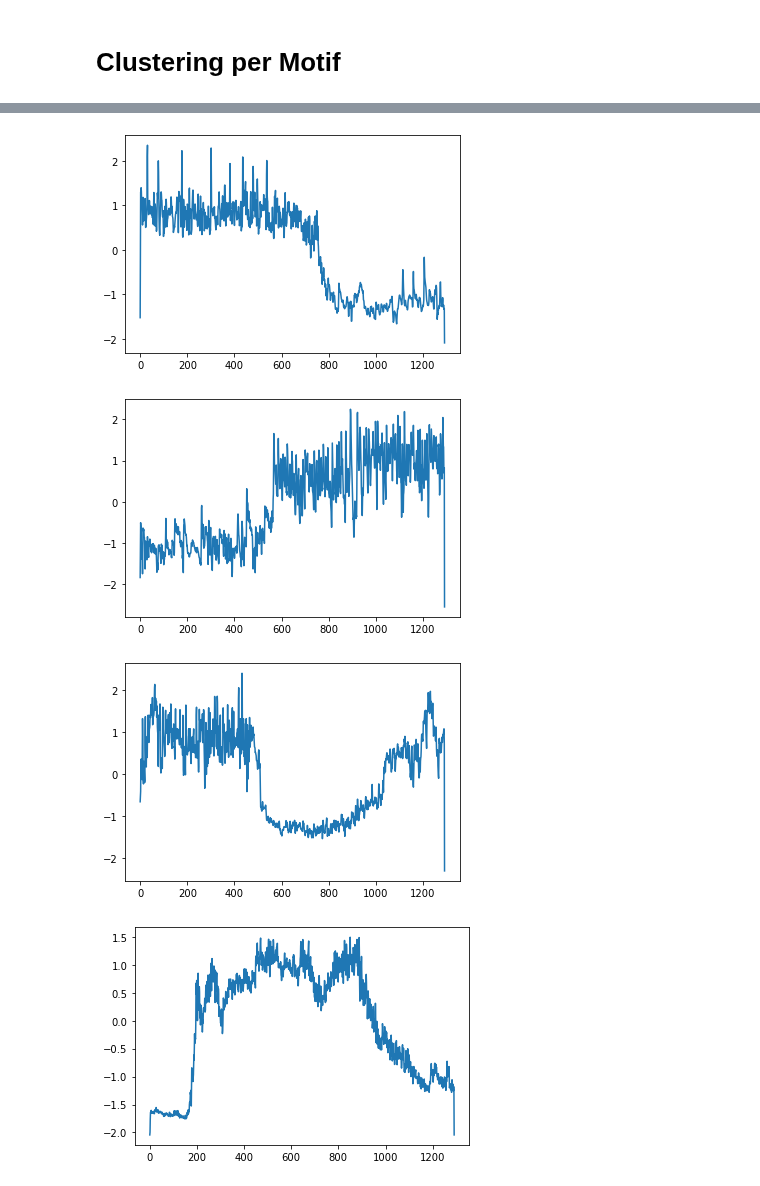
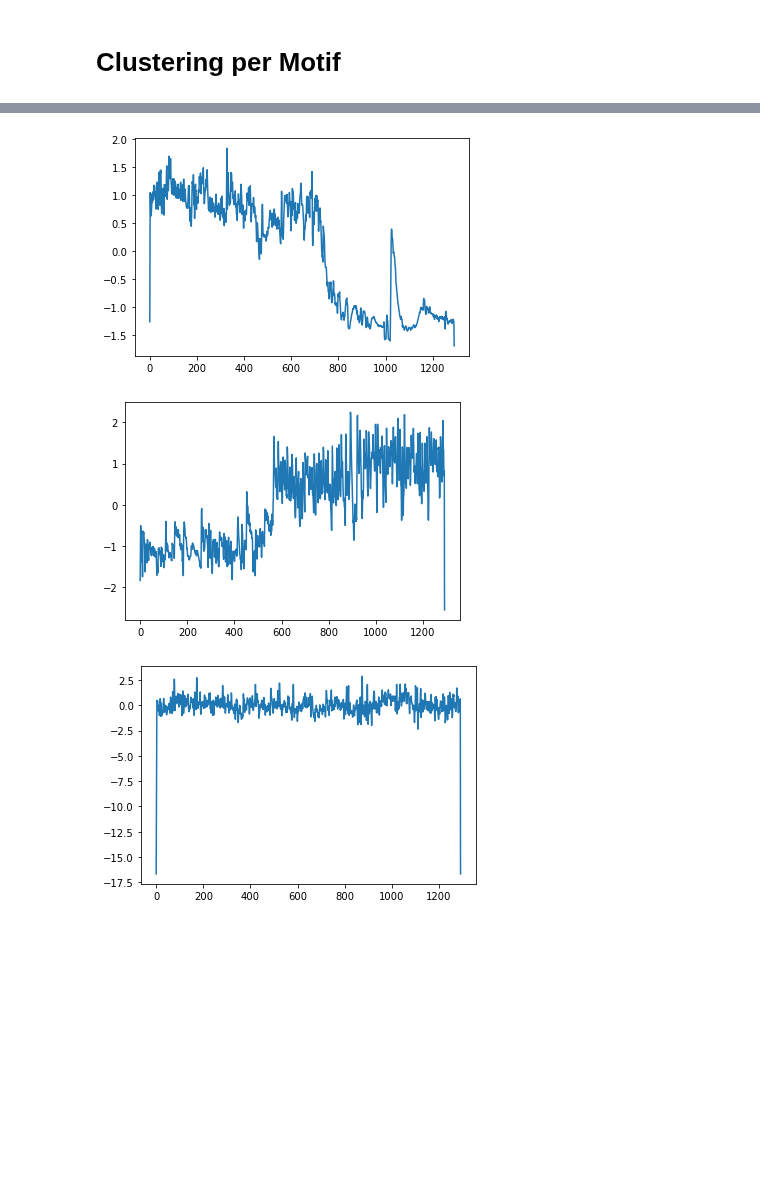
Before and after one commit to cri98li/Data-Mining-2-Project-ts-classification, a Jupyter notebook: Fase 3.2.ipynb, the cells around one changed output, grey strips where cells are left out. Cells and saved outputs as stored; diff of their text form; code cells hidden in the pictures; blank space fills up the shorter version.

Commit message:
Update Clustering e Motifs

```diff
--- a/Fase 3.2.ipynb
+++ b/Fase 3.2.ipynb
@@ -758,7 +759,7 @@ X = df_rock[:6000].values
 #one_d_sax = OneD_SymbolicAggregateApproximation(n_segments=100,alphabet_size_avg=8,alphabet_size_slope=8)
 #X_paa = one_d_sax.fit_transform(X)[:,:,0]
 # %%
-n_clusters=4
+n_clusters=3
 km = TimeSeriesKMeans(n_clusters=n_clusters, metric="euclidean", max_iter=50, random_state=0, n_jobs=-1, verbose=True)
 km.fit(X)
 # %% [output]
@@ -805,31 +805,30 @@ plt.show()
 # %%
 idx0 = np.argmin(np.sum(squareform(pdist(X[np.where(km.labels_ == 0)[0]])), axis=0))
 idx1 = np.argmin(np.sum(squareform(pdist(X[np.where(km.labels_ == 1)[0]])), axis=0))
 idx2 = np.argmin(np.sum(squareform(pdist(X[np.where(km.labels_ == 2)[0]])), axis=0))
-idx3 = np.argmin(np.sum(squareform(pdist(X[np.where(km.labels_ == 3)[0]])), axis=0))
+#idx3 = np.argmin(np.sum(squareform(pdist(X[np.where(km.labels_ == 3)[0]])), axis=0))
 #idx4 = np.argmin(np.sum(squareform(pdist(X[np.where(km.labels_ == 4)[0]])), axis=0))
 
 ts0 = X[np.where(km.labels_ == 0)[0]][idx0]
 ts1 = X[np.where(km.labels_ == 1)[0]][idx1]
 ts2 = X[np.where(km.labels_ == 2)[0]][idx2]
-ts3 = X[np.where(km.labels_ == 3)[0]][idx3]
+#ts3 = X[np.where(km.labels_ == 3)[0]][idx3]
 #ts4 = X[np.where(km.labels_ == 4)[0]][idx4]
 
 plt.plot(ts0)
 plt.show()
 plt.plot(ts1)
 plt.show()
 plt.plot(ts2)
 plt.show()
-plt.plot(ts3)
-plt.show()
+#plt.plot(ts3)
+#plt.show()
 #plt.plot(ts4)
 #plt.show()
 # %% [output]
-[figure, old version]
+[figure, new version]
 [figure]
-[figure, old version]
+[figure, new version]
-[figure, removed]
 # %%
 X_ = df_rock[5000:5800].values
 paa = PiecewiseAggregateApproximation(n_segments=200)
```
Also changed, not shown: parts of 11 cells of this notebook, 1 other file.
